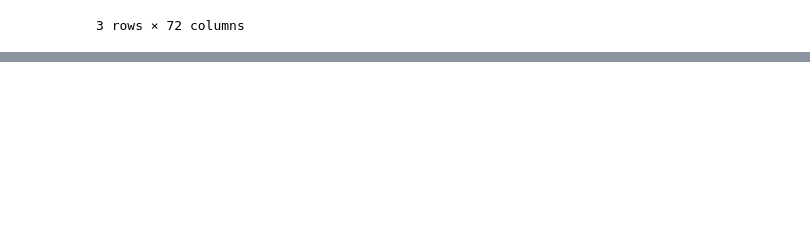
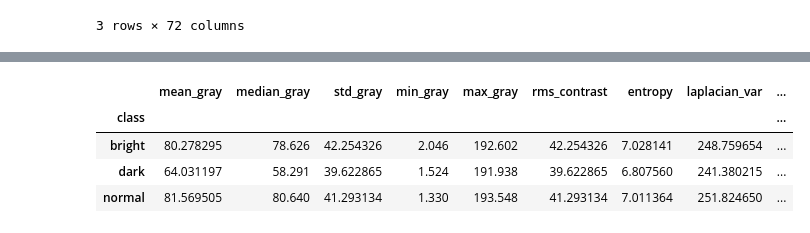
Before and after one commit to Vaibhavv526/Predicting-Illumination-from-Camera-Images, a Jupyter notebook: Analysis_Cell.ipynb, the cells around one changed output, grey strips where cells are left out. Saved outputs shown, nothing was run; the diff lists cells and outputs as text; code cells hidden in the pictures; blank space fills up the shorter version.

```diff
--- a/Analysis_Cell.ipynb
+++ b/Analysis_Cell.ipynb
@@ -324,0 +491,10 @@ display(summary)
+# %%
+summary = feature_df.groupby("class").mean()
+
+display(summary)
+# %% [output]
+|  | mean_gray | median_gray | std_gray | min_gray | max_gray | rms_contrast | entropy | laplacian_var | ... |
+| class |  |  |  |  |  |  |  |  | ... |
+| bright | 80.278295 | 78.626 | 42.254326 | 2.046 | 192.602 | 42.254326 | 7.028141 | 248.759654 | ... |
+| dark | 64.031197 | 58.291 | 39.622865 | 1.524 | 191.938 | 39.622865 | 6.807560 | 241.380215 | ... |
+| normal | 81.569505 | 80.640 | 41.293134 | 1.330 | 193.548 | 41.293134 | 7.011364 | 251.824650 | ... |
```
Also changed, not shown: parts of 10 cells of this notebook.
